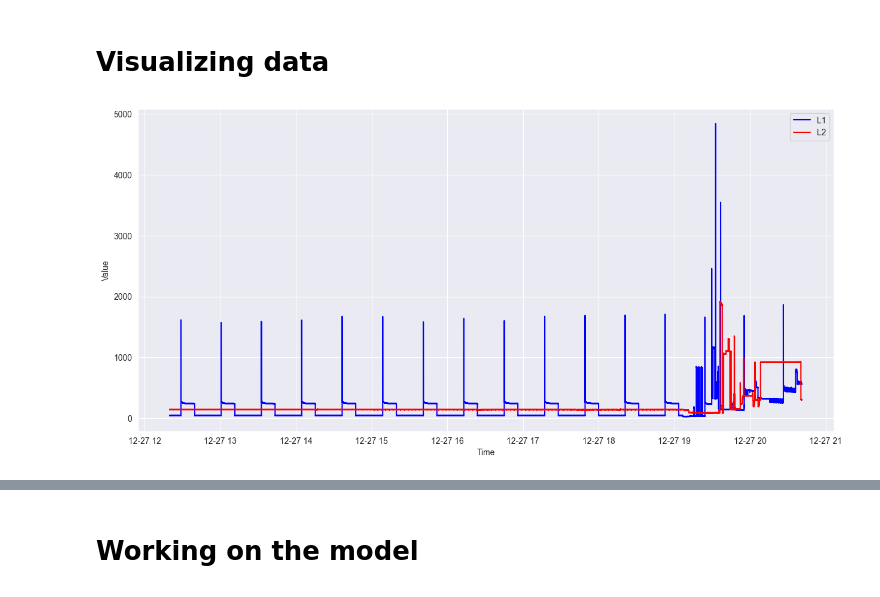
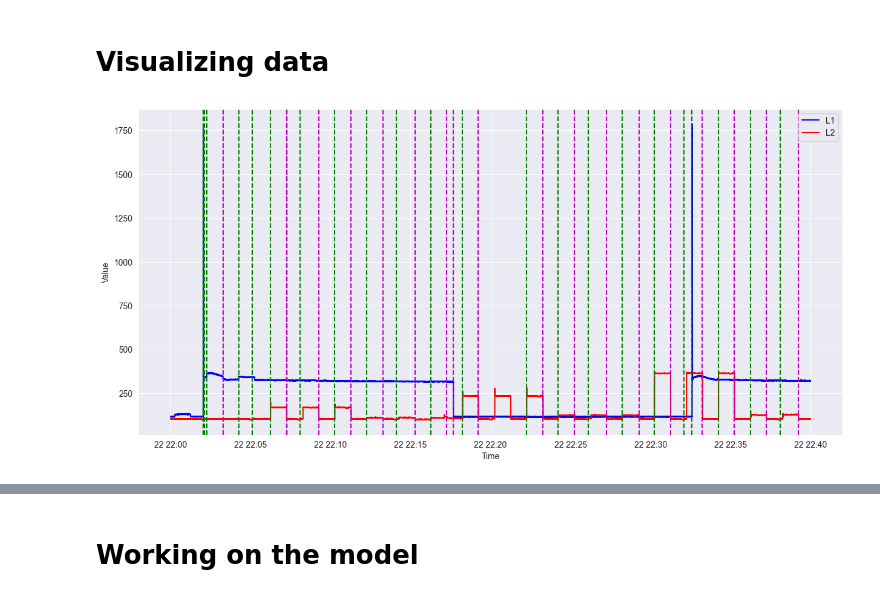
Before and after one commit to Policooo/Sustainable-Energy-Behavior, a Jupyter notebook: testingStuff.ipynb, the cells around one changed output, grey strips where cells are left out. Drawn from its saved outputs; the diff is of its cells as text; code cells hidden in the pictures.

```diff
--- a/testingStuff.ipynb
+++ b/testingStuff.ipynb
@@ -135,7 +135,7 @@ events_start, events_end = detect_cusum(normalized_data, threshold=0.005, drift=
 def filter_close_events(event_indices, min_separation):
     filtered_indices = [event_indices[0]]
 
-    for i in range(1, len(event_indices)):
+    for i in range(1, event_indices.size):
         if event_indices[i] - event_indices[i - 1] >= min_separation:
             # If the time separation is greater than or equal to the threshold, keep the event
             filtered_indices.append(event_indices[i])
@@ -193,7 +181,7 @@ def filter_short_events(events_start, events_end, min_event_length):
     start_indexes = list()
     end_indexes = list()
 
-    for i in range(len(events_start)):
+    for i in range(events_start.size):
         if events_end[i] - events_start[i] >= min_event_length:
             start_indexes.append(events_start[i])
             end_indexes.append(events_end[i])
@@ -284,0 +267,19 @@ phase1 = delete_unlabeled_events(phase1, tagging_info)
+# %%
+phases = ["Phase1", "Phase2"]
+events_start = np.empty(0)
+events_end = np.empty(0)
+time_ticks = np.empty((2, len))
+i = 0
+
+for phase in phases:
+    power = data[phase + "_actual"]
+    time = data[phase + "_time"]
+
+    phase_on, phase_off = calculate_events(power)
+    events_start = np.append(events_start, phase_on)
+    events_end = np.append(events_end, phase_off)
+    time_ticks[i] = time
+    i += 1
+
+# events_start, events_end = extract_labeled_spikes(events_start, events_end, time_ticks, tagging_info)
+# events_start, events_end = remove_overlapping_events(events_start, events_end)
@@ -294,7 +315,7 @@ def zoomIn(start_time: string, end_time: string, time_ticks):
 
     start_index = -1
     end_index = -1
-    for index in range(len(TS1_real)):
+    for index in range(TS1_real.size):
         if time_ticks[index] > start_time and start_index == -1:
             start_index = index
         if time_ticks[index] > end_time and end_index == -1:
@@ -312,19 +333,25 @@ def plot_events(dataframe, start_index, end_index, time):
         if dataframe.iloc[index]["EventsEnd"] == 1:
             plt.axvline(time[index], color='m', linestyle='--')
 # %%
-start_index, end_index = zoomIn("2012-12-27 12:20:00", "2012-12-27 20:41:10", time_ticks1_np)
+start_index, end_index = zoomIn("2012-10-22 23:00:00", "2012-10-22 23:40:00", time_ticks1_np)
 plt.figure(figsize=(15, 7))
 
 # This plots phase 1 and phase 2 separately (zoomed in)
 plt.plot(TS1_real[start_index:end_index], L1_actual_power[start_index:end_index], linestyle='-', color='b', label='L1')
 plt.plot(TS2_real[start_index:end_index], L2_actual_power[start_index:end_index], linestyle='-', color='r', label='L2')
 
-plot_events(phase1, start_index, end_index, TS1_real)
+event_times = [TS1_real[int(i)] for i in events_start if start_index <= i <= end_index]
+for event_time in event_times:
+    plt.axvline(event_time, color='g', linestyle='--')
+
+event_times = [TS1_real[int(i)] for i in events_end if start_index <= i <= end_index]
+for event_time in event_times:
+    plt.axvline(event_time, color='m', linestyle='--')
 
 plt.xlabel("Time")
 plt.ylabel("Value")
 plt.legend()
 plt.grid(True)
 plt.show()
 # %% [output]
-[figure, old version]
+[figure, new version]
```
Also changed, not shown: parts of 24 cells of this notebook.
